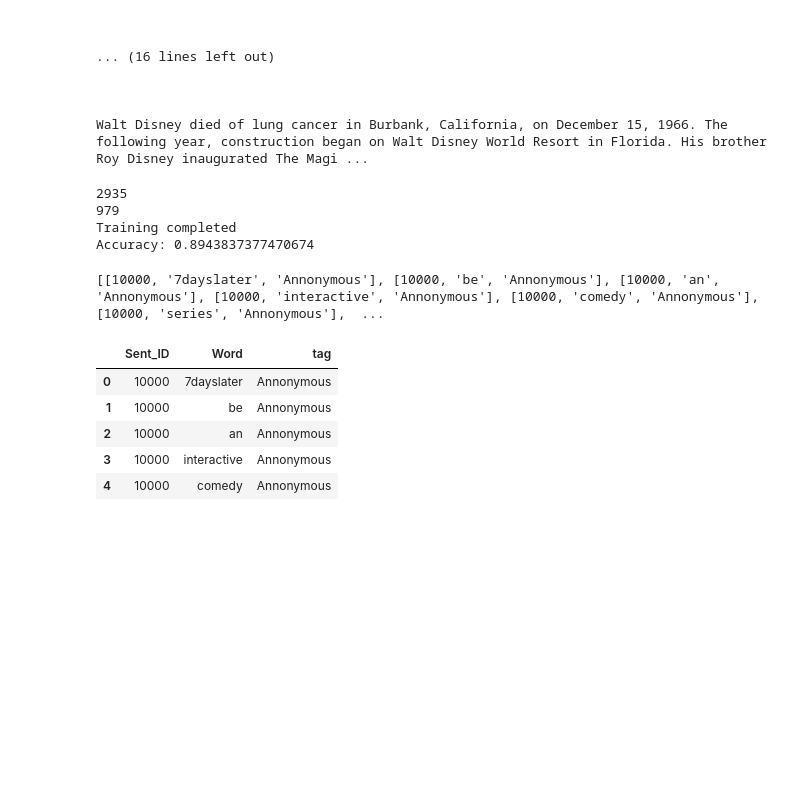
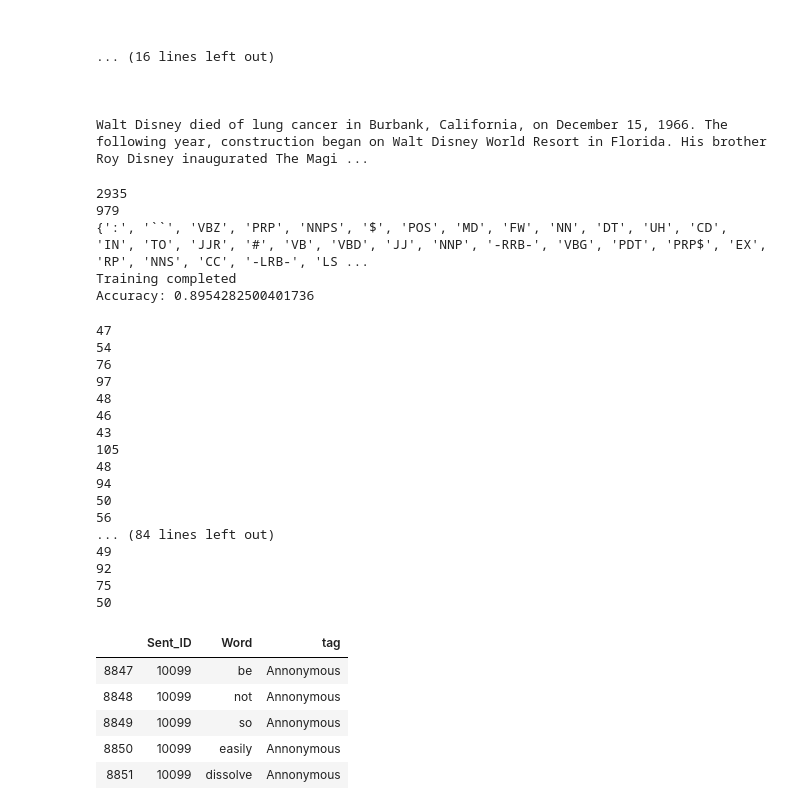
Before and after one commit to michelleliza/if4072-movie-genre-classification, a Jupyter notebook: Movie Genre Classification.ipynb, the cells around one changed output. Cells and saved outputs as stored; diff of their text form; code cells hidden in the pictures; blank space fills up the shorter version.

```diff
--- a/Movie Genre Classification.ipynb
+++ b/Movie Genre Classification.ipynb
@@ -155,11 +156,15 @@ def features(sentence, index):
         'prefix-1': sentence[index][0],
         'prefix-2': sentence[index][:2],
         'prefix-3': sentence[index][:3],
+        'prefix-4': sentence[index][:4],
         'suffix-1': sentence[index][-1],
         'suffix-2': sentence[index][-2:],
         'suffix-3': sentence[index][-3:],
+        'suffix-4': sentence[index][-4:],
         'prev_word': '' if index == 0 else sentence[index - 1],
+        'prev_word_2': '' if index < 1 else sentence[index - 2],
         'next_word': '' if index == len(sentence) - 1 else sentence[index + 1],
+        'next_word_2': '' if index >= len(sentence) - 2 else sentence[index + 2],
         'has_hyphen': '-' in sentence[index],
         'is_numeric': sentence[index].isdigit(),
         'capitals_inside': sentence[index][1:].lower() != sentence[index][1:]
@@ -190,12 +195,13 @@ def transform_to_dataset(tagged_sentences):
 
 X, y = transform_to_dataset(training_sentences)
 
+print(set(y))
 clf = Pipeline([
     ('vectorizer', DictVectorizer(sparse=False)),
-    ('classifier', DecisionTreeClassifier(criterion='entropy'))
+    ('classifier', DecisionTreeClassifier())
 ])
 
-clf.fit(X[:10000], y[:10000])   # Use only the first 10K samples if you're running it multiple times. It takes a fair bit :)
+clf.fit(X[:10000], y[:10000])
 
 print('Training completed')
 
@@ -205,34 +211,52 @@ print("Accuracy:", clf.score(X_test, y_test))
 # %% [output]
 2935
 979
+{':', '``', 'VBZ', 'PRP', 'NNPS', '$', 'POS', 'MD', 'FW', 'NN', 'DT', 'UH', 'CD', 'IN', 'TO', 'JJR', '#', 'VB', 'VBD', 'JJ', 'NNP', '-RRB-', 'VBG', 'PDT', 'PRP$', 'EX', 'RP', 'NNS', 'CC', '-LRB-', 'LS ...
 Training completed
-Accuracy: 0.8943837377470674
+Accuracy: 0.8954282500401736
 # %%
 import csv
 # print(lemma_list_lower)
 sent_id = 10000
 
 train_data = []
 for sentence in lemma_list_lower:
+    print(len(sentence))
     for word in sentence:
         temp_train_data = []
         temp_train_data.append(sent_id)
         temp_train_data.append(word)
         temp_train_data.append('Annonymous')
         train_data.append(temp_train_data)
 
     sent_id += 1
-print(train_data)
+# print(train_data)
 new_df=pd.DataFrame(train_data,columns=['Sent_ID','Word','tag'])
-new_df.head()
+new_df.tail()
 # %% [output]
-[[10000, '7dayslater', 'Annonymous'], [10000, 'be', 'Annonymous'], [10000, 'an', 'Annonymous'], [10000, 'interactive', 'Annonymous'], [10000, 'comedy', 'Annonymous'], [10000, 'series', 'Annonymous'],  ...
+47
+54
+76
+97
+48
+46
+43
+105
+48
+94
+50
+56
+... (84 lines left out)
+49
+92
+75
+50
 |  | Sent_ID | Word | tag |
-| 0 | 10000 | 7dayslater | Annonymous |
-| 1 | 10000 | be | Annonymous |
-| 2 | 10000 | an | Annonymous |
-| 3 | 10000 | interactive | Annonymous |
-| 4 | 10000 | comedy | Annonymous |
+| 8847 | 10099 | be | Annonymous |
+| 8848 | 10099 | not | Annonymous |
+| 8849 | 10099 | so | Annonymous |
+| 8850 | 10099 | easily | Annonymous |
+| 8851 | 10099 | dissolve | Annonymous |
 # %%
 # ner
 import numpy as np
```
Also changed, not shown: parts of 14 cells of this notebook, 1 other file.
